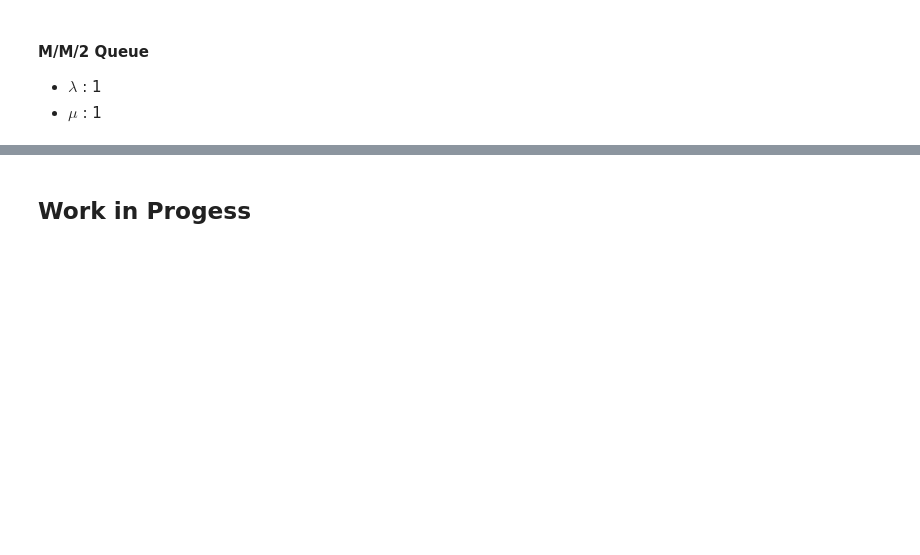
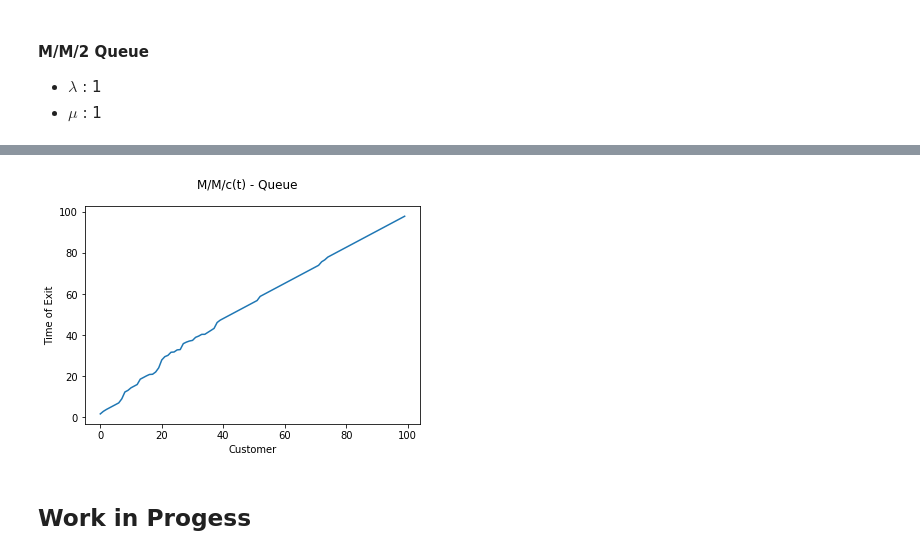
Before and after one commit to HRMNN/SuperMarket, a Jupyter notebook: QSIM.ipynb, the cells around one changed output, grey strips where cells are left out. Saved outputs shown, nothing was run; the diff lists cells and outputs as text; code cells hidden in the pictures; blank space fills up the shorter version.

```diff
--- a/QSIM.ipynb
+++ b/QSIM.ipynb
@@ -126,3 +143,25 @@ plt.show()
+# %%
+title                       = "M/M/c(t) - Queue"
+n_customers                 = 100
+entry_variable              = stats.expon.rvs
+entry_variable_parameters   = {"loc" : 0, "scale" : 1, "random_state" : 0}
+service_variable            = stats.expon.rvs
+service_variable_parameters = {"loc" : 0, "scale" : 1, "random_state" : 0}
+shifts                      = [(0,np.nan),(20,40)]
+# %%
+# Gernerate Data
+example = makeq(n_customers,
+                entry_variable, entry_variable_parameters,
+                service_variable,service_variable_parameters,
+                shifts)
+# Plot Results
+plt.suptitle(title)
+plt.plot(example.exit)
+plt.ylabel("Time of Exit")
+plt.xlabel("Customer")
+plt.show()
+# %% [output]
+[figure, added]
 # %% [markdown]
 ## Work in Progess
 # %% [markdown]
```
Also changed, not shown: parts of 18 cells of this notebook.
